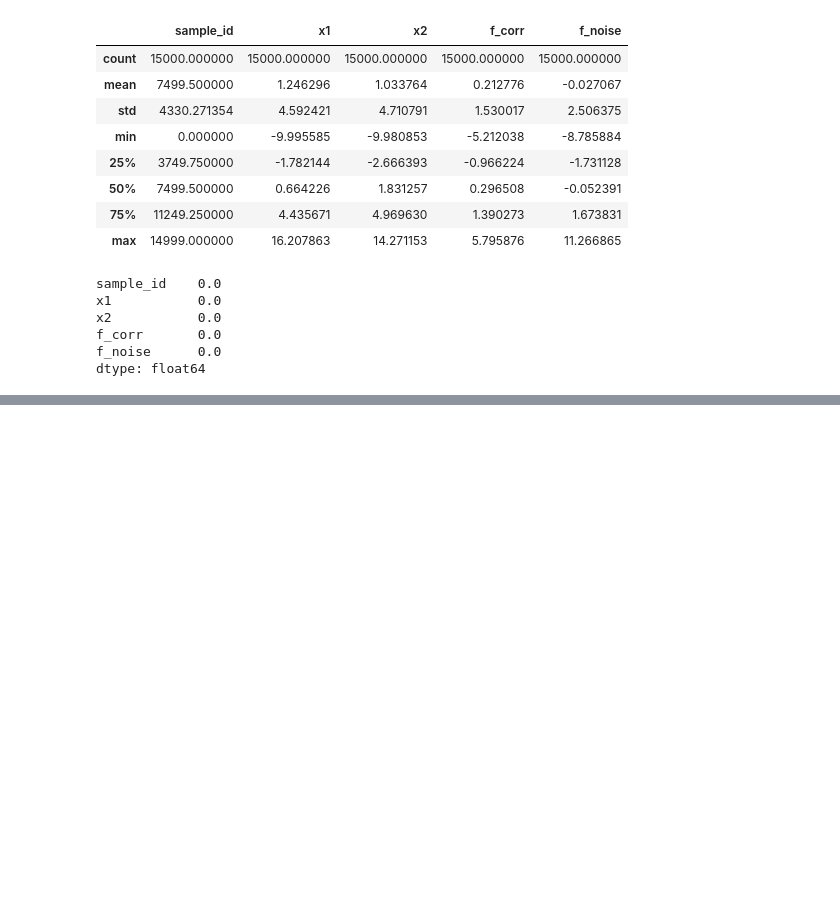
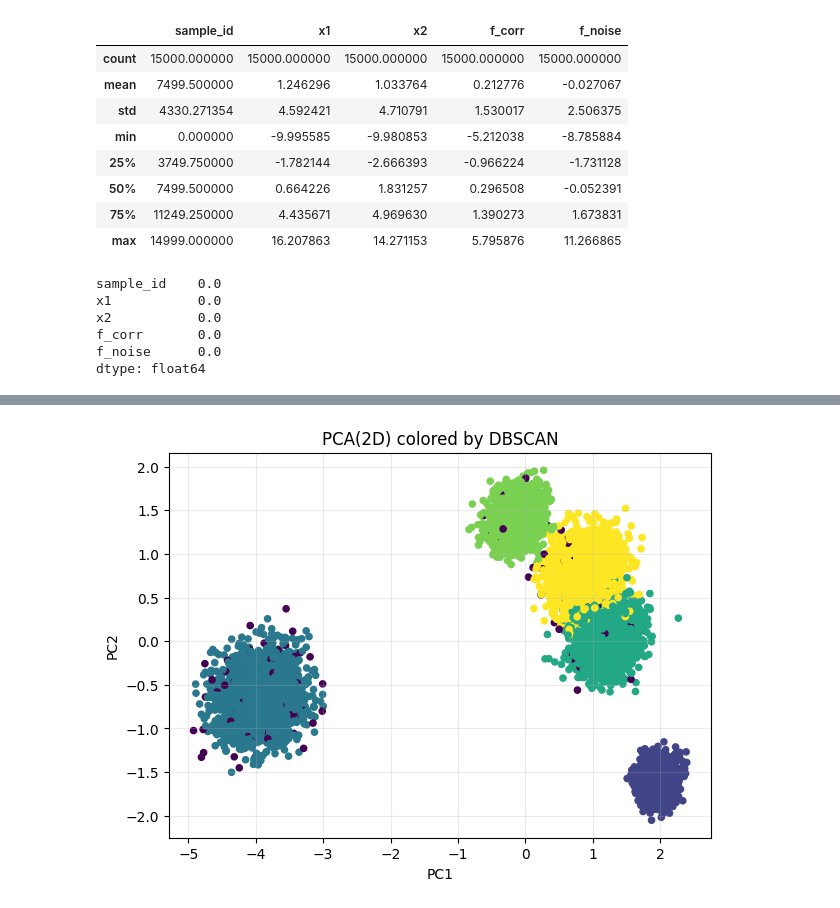
Before and after one commit to Deatheh/aie-group, a Jupyter notebook: homeworks/HW07/HW07.ipynb, the cells around one changed output, grey strips where cells are left out. Saved outputs shown, nothing was run; the diff lists cells and outputs as text; code cells hidden in the pictures; blank space fills up the shorter version.

```diff
--- a/homeworks/HW07/HW07.ipynb
+++ b/homeworks/HW07/HW07.ipynb
@@ -364,0 +326,8 @@ summarize_labels(labels), safe_internal_metrics(X_th_scaled, labels)
+# %%
+eps = 0.6
+min_samples = 8
+
+db_f = DBSCAN(eps=eps, min_samples=min_samples)
+labels_f = db_f.fit_predict(X_f_scaled)
+
+summarize_labels(labels_f), safe_internal_metrics(X_f_scaled, labels_f)
@@ -364,0 +381,13 @@ summarize_labels(labels), safe_internal_metrics(X_th_scaled, labels)
+# %%
+pca2 = PCA(n_components=2, random_state=RANDOM_STATE)
+X_pca2 = pca2.fit_transform(X_f_scaled)
+
+plt.figure(figsize=(7, 5))
+plt.scatter(X_pca2[:, 0], X_pca2[:, 1], c=labels_f, s=20)
+plt.title("PCA(2D) colored by DBSCAN")
+plt.xlabel("PC1")
+plt.ylabel("PC2")
+plt.grid(True, alpha=0.25)
+plt.show()
+# %% [output]
+[figure, added]
```
Also changed, not shown: parts of 22 cells of this notebook, 1 other file.
